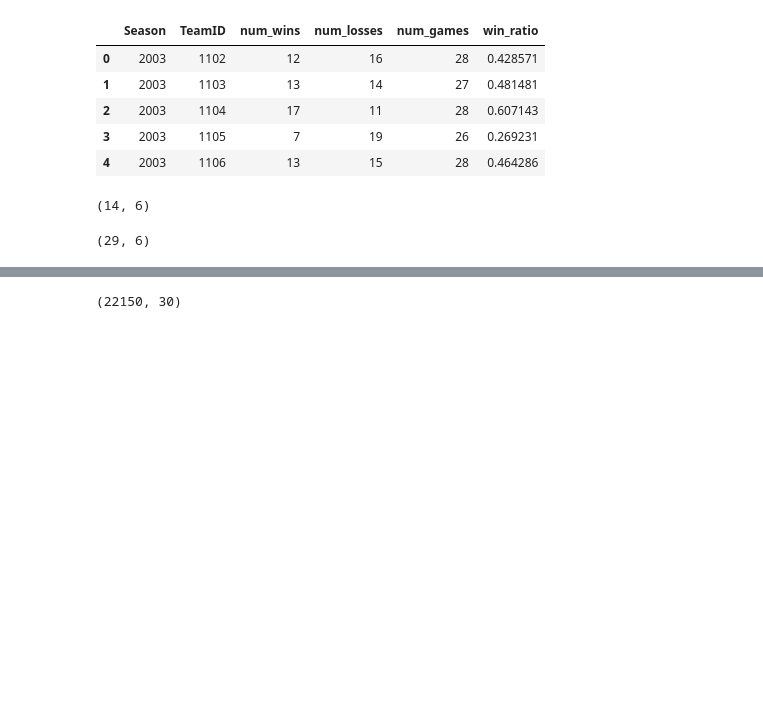
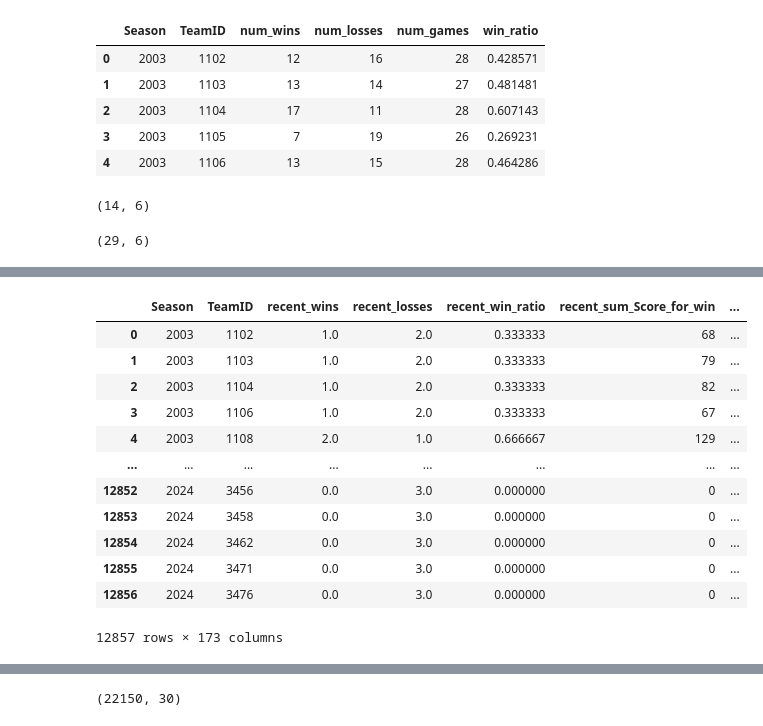
Before and after one commit to heefjones/march_madness, a Jupyter notebook: eda_detailed.ipynb, the cells around one changed output, grey strips where cells are left out. Saved outputs shown, nothing was run; the diff lists cells and outputs as text; code cells hidden in the pictures; blank space fills up the shorter version.

```diff
--- a/eda_detailed.ipynb
+++ b/eda_detailed.ipynb
@@ -316,19 +439,0 @@ merged.head()
-# %%
-# num of final reg season games to aggregate
-RECENT_GAMES = 6
-
-# get last RECENT_GAMES wins and last RECENT_GAMES losses of each team (to assess recent form going into tourney)
-recent_wins = win_group.tail(RECENT_GAMES).reset_index(drop=True)
-recent_losses = lose_group.tail(RECENT_GAMES).reset_index(drop=True)
-
-# add TeamID col to identify thw rows pertaining to each team
-recent_wins['TeamID'] = recent_wins['WTeamID']
-recent_losses['TeamID'] = recent_losses['LTeamID']
-
-# get last RECENT_GAMES games
-combined = pd.concat([recent_wins, recent_losses], ignore_index=True).sort_values(by=['Season', 'TeamID', 'DayNum']).reset_index(drop=True)
-last_recent_games = combined.groupby(['Season', 'TeamID']).tail(RECENT_GAMES).reset_index(drop=True)
-# del combined, recent_wins, recent_losses
-
-# check
-last_recent_games.head(6)
@@ -419,0 +508,16 @@ recent.head()
+# %%
+recent
+# %% [output]
+|  | Season | TeamID | recent_wins | recent_losses | recent_win_ratio | recent_sum_Score_for_win | ... |
+| 0 | 2003 | 1102 | 1.0 | 2.0 | 0.333333 | 68 | ... |
+| 1 | 2003 | 1103 | 1.0 | 2.0 | 0.333333 | 79 | ... |
+| 2 | 2003 | 1104 | 1.0 | 2.0 | 0.333333 | 82 | ... |
+| 3 | 2003 | 1106 | 1.0 | 2.0 | 0.333333 | 67 | ... |
+| 4 | 2003 | 1108 | 2.0 | 1.0 | 0.666667 | 129 | ... |
+| ... | ... | ... | ... | ... | ... | ... | ... |
+| 12852 | 2024 | 3456 | 0.0 | 3.0 | 0.000000 | 0 | ... |
+| 12853 | 2024 | 3458 | 0.0 | 3.0 | 0.000000 | 0 | ... |
+| 12854 | 2024 | 3462 | 0.0 | 3.0 | 0.000000 | 0 | ... |
+| 12855 | 2024 | 3471 | 0.0 | 3.0 | 0.000000 | 0 | ... |
+| 12856 | 2024 | 3476 | 0.0 | 3.0 | 0.000000 | 0 | ... |
+12857 rows × 173 columns
```
Also changed, not shown: parts of 28 cells of this notebook.
